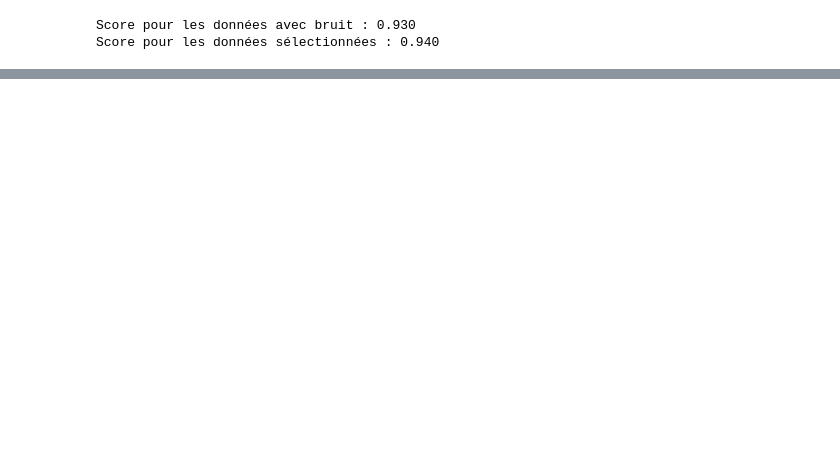
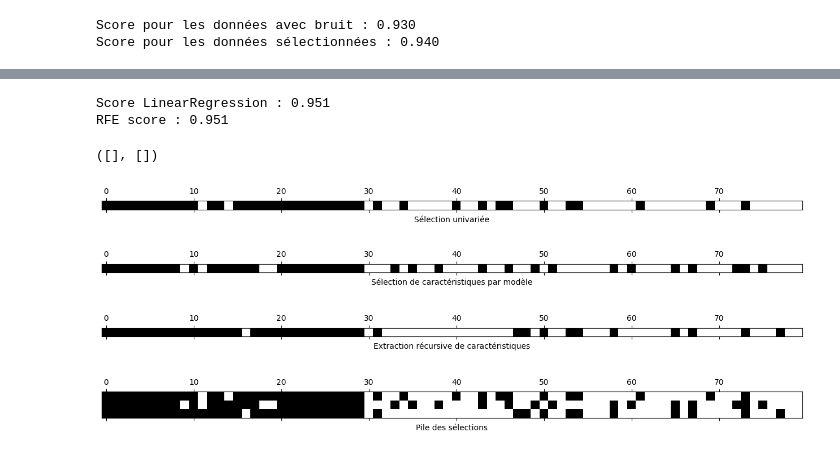
Before and after one commit to 012kirby210/mg-scikitlearn, a Jupyter notebook: [CaracteristiqueEngineering] Selection de caracteristique.ipynb, the cells around one changed output, grey strips where cells are left out. Drawn from its saved outputs; the diff is of its cells as text; code cells hidden in the pictures; blank space fills up the shorter version.

```diff
--- a/[CaracteristiqueEngineering] Selection de caracteristique.ipynb
+++ b/[CaracteristiqueEngineering] Selection de caracteristique.ipynb
@@ -62,0 +119,42 @@ Score pour les données sélectionnées : 0.940
+# %%
+# A partir du modèle entraîné, on peut soit extraire les caractéristiques et les utiliser pour entraîner un autre
+# modèle. Soit scorer directement depuis le modèle
+X_train_rfe = select_rfe.transform(X_train)
+X_test_rfe = select_rfe.transform(X_test)
+
+score = LogisticRegression(solver='liblinear'
+                          ).fit(X_train_rfe, y_train
+                               ).score(X_test_rfe,y_test)
+print("Score LinearRegression : {:.3f}".format(score))
+print("RFE score : {:.3f}".format(select_rfe.score(X_test,y_test)))
+# %% [output]
+Score LinearRegression : 0.951
+RFE score : 0.951
+# %%
+# En stackant les graphes de sélections
+
+mask_mod = select_mod.get_support()
+mask_uni = select_uni.get_support()
+mask_rfe = select_rfe.get_support()
+
+plt.matshow(mask_mod.reshape(1,-1),cmap='gray_r')
+plt.xlabel("Sélection univariée")
+plt.yticks(())
+plt.matshow(mask_uni.reshape(1,-1),cmap='gray_r')
+plt.xlabel("Sélection de caractéristiques par modèle")
+plt.yticks(())
+plt.matshow(mask_rfe.reshape(1,-1),cmap='gray_r')
+plt.xlabel("Extraction récursive de caractéristiques")
+plt.yticks(())
+
+import numpy as np
+hello = np.hstack([mask_mod.reshape(80,1),mask_uni.reshape(80,1), mask_rfe.reshape(80,1)])
+plt.matshow(np.transpose(hello),cmap='gray_r')
+plt.xlabel("Pile des sélections")
+plt.yticks(())
+# %% [output]
+([], [])
+[figure, added]
+[figure, added]
+[figure, added]
+[figure, added]
```
Also changed, not shown: parts of 7 cells of this notebook.
